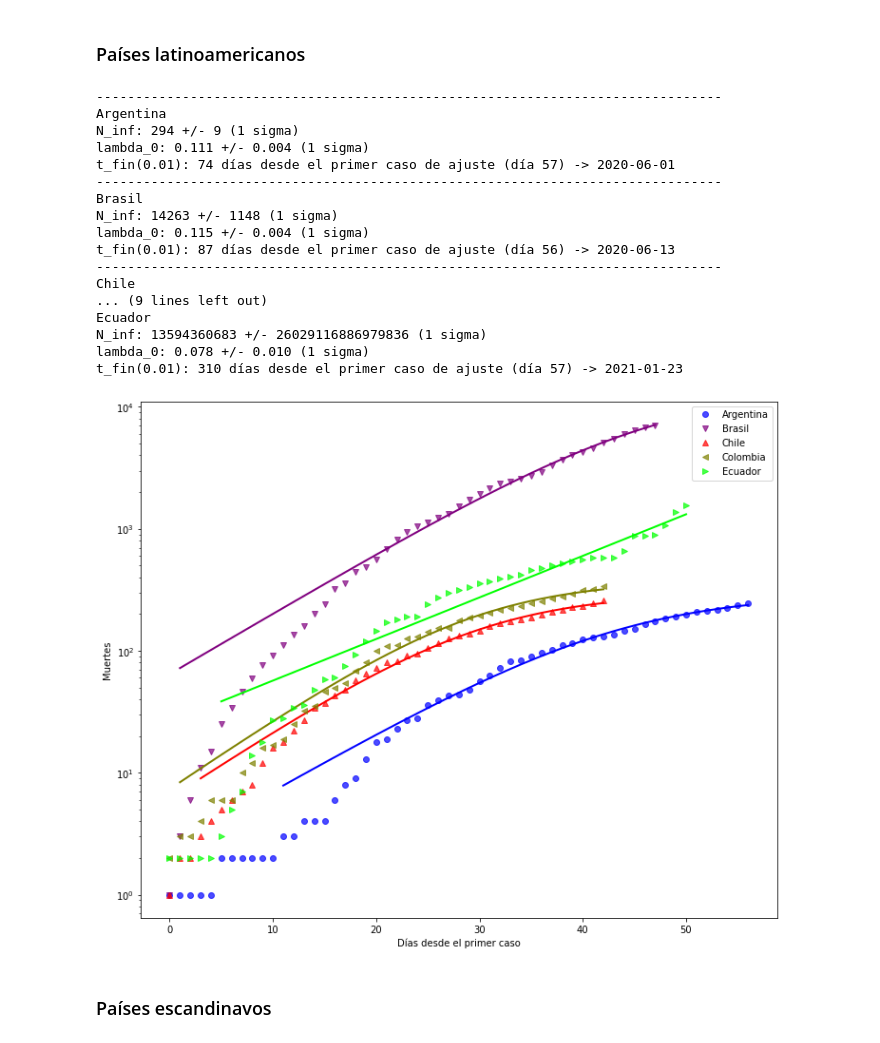
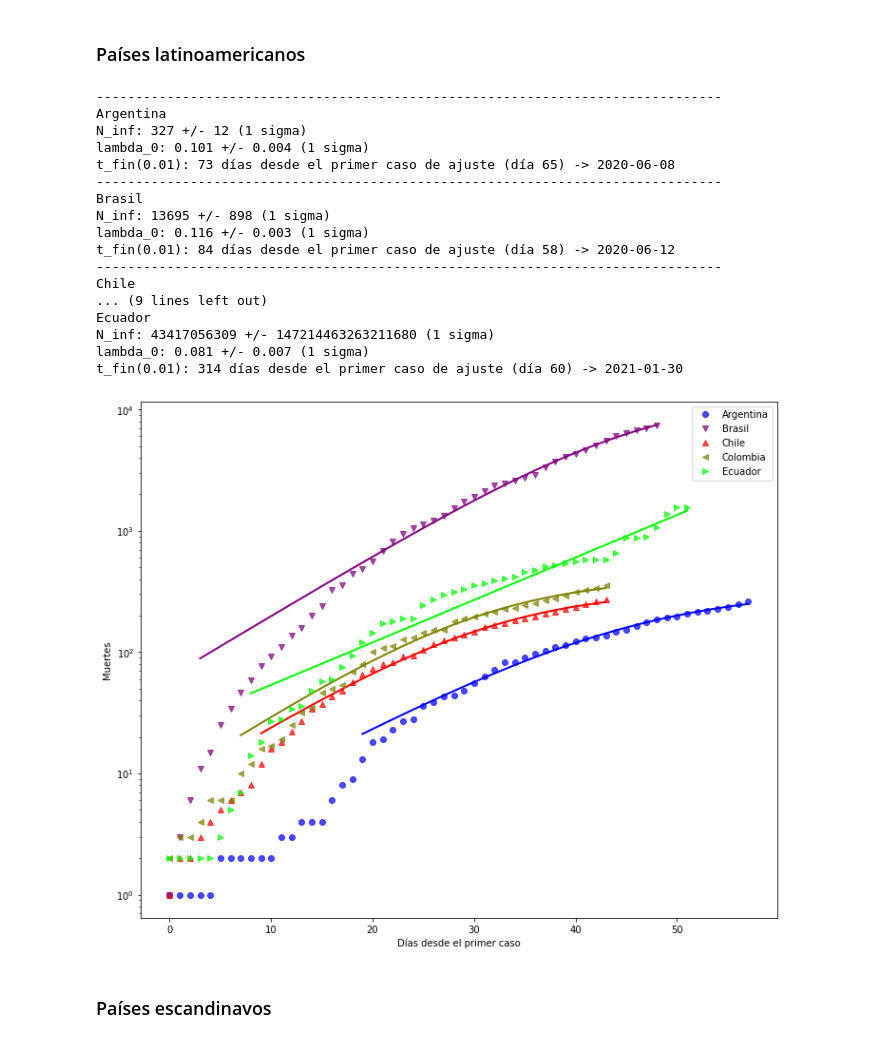
Before and after one commit to manuxch/logistic-covid19, a Jupyter notebook: Logistic_model_COVID-19.ipynb, the cells around one changed output. Cells and saved outputs as stored; diff of their text form; code cells hidden in the pictures.

Commit message:
Actualización diaria de visualizaciones, ajustes y registros

```diff
--- a/Logistic_model_COVID-19.ipynb
+++ b/Logistic_model_COVID-19.ipynb
@@ -276,26 +276,26 @@ t_fin(0.01): 65 días desde el primer caso de ajuste (día 55) -> 2020-05-21
 # %% [markdown]
 ### Países latinoamericanos
 # %%
-plot_fit(deadths_lat, 3, 'Muertes', logscale=True, p_fin=0.01)
+plot_fit(deadths_lat, 10, 'Muertes', logscale=True, p_fin=0.01)
 # %% [output]
 --------------------------------------------------------------------------------
 Argentina
-N_inf: 294 +/- 9 (1 sigma)
-lambda_0: 0.111 +/- 0.004 (1 sigma)
-t_fin(0.01): 74 días desde el primer caso de ajuste (día 57) -> 2020-06-01
+N_inf: 327 +/- 12 (1 sigma)
+lambda_0: 0.101 +/- 0.004 (1 sigma)
+t_fin(0.01): 73 días desde el primer caso de ajuste (día 65) -> 2020-06-08
 --------------------------------------------------------------------------------
 Brasil
-N_inf: 14263 +/- 1148 (1 sigma)
-lambda_0: 0.115 +/- 0.004 (1 sigma)
-t_fin(0.01): 87 días desde el primer caso de ajuste (día 56) -> 2020-06-13
+N_inf: 13695 +/- 898 (1 sigma)
+lambda_0: 0.116 +/- 0.003 (1 sigma)
+t_fin(0.01): 84 días desde el primer caso de ajuste (día 58) -> 2020-06-12
 --------------------------------------------------------------------------------
 Chile
 ... (9 lines left out)
 Ecuador
-N_inf: 13594360683 +/- 26029116886979836 (1 sigma)
-lambda_0: 0.078 +/- 0.010 (1 sigma)
-t_fin(0.01): 310 días desde el primer caso de ajuste (día 57) -> 2021-01-23
+N_inf: 43417056309 +/- 147214463263211680 (1 sigma)
+lambda_0: 0.081 +/- 0.007 (1 sigma)
+t_fin(0.01): 314 días desde el primer caso de ajuste (día 60) -> 2021-01-30
-[figure, old version]
+[figure, new version]
 # %% [markdown]
 ### Países escandinavos
 # %%
```
Also changed, not shown: parts of 8 cells of this notebook.
